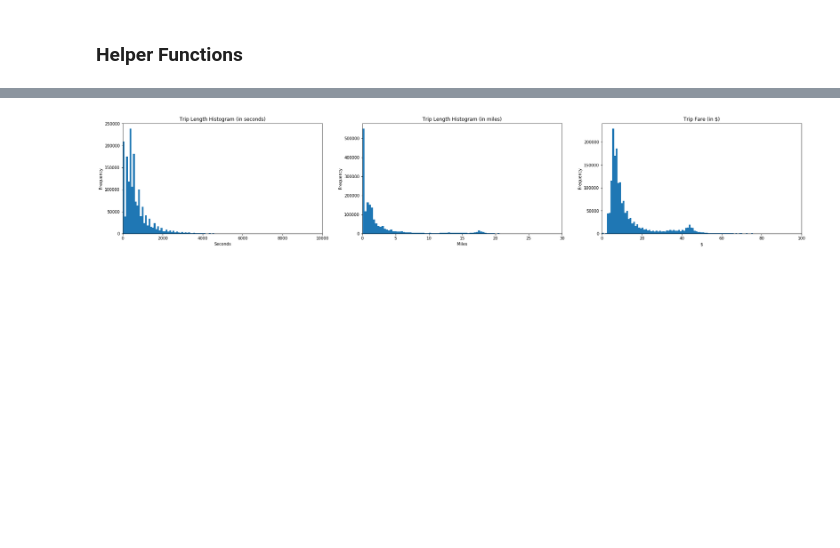
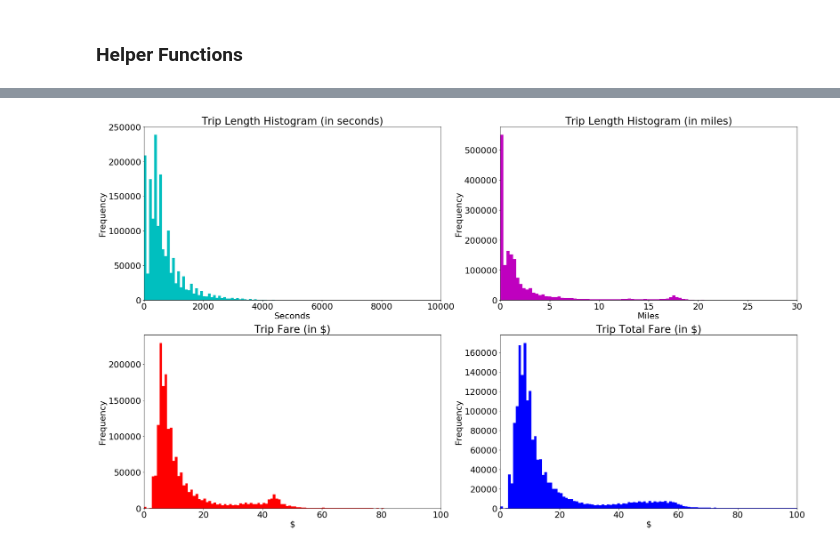
Before and after one commit to Auste1989/metis_projects, a Jupyter notebook: Passion_Project/Transit_Time_and_Rate_Calculator_EDA.ipynb, the cells around one changed output, grey strips where cells are left out. Saved outputs shown, nothing was run; the diff lists cells and outputs as text; code cells hidden in the pictures; blank space fills up the shorter version.

```diff
--- a/Passion_Project/Transit_Time_and_Rate_Calculator_EDA.ipynb
+++ b/Passion_Project/Transit_Time_and_Rate_Calculator_EDA.ipynb
@@ -200,0 +192,9 @@ Index(['trip_id', 'taxi_id', 'trip_start_timestamp', 'trip_end_timestamp',
+# %%
+#Change payment type to boolean
+taxi_weather_df['payment_type'] = pd.Categorical(taxi_weather_df['payment_type'])
+# %%
+# #Let's drop all the records with a missing lat / long in either pickup or dropoff
+taxi_weather_df['pickup_centroid_latitude'].dropna(inplace=True)
+# taxi_weather_df['pickup_centroid_longitude'].dropna(inplace=True)
+# taxi_weather_df['dropoff_centroid_latitude'].dropna(inplace=True)
+# taxi_weather_df['dropoff_centroid_longitude'].dropna(inplace=True)
@@ -203,5 +206,3 @@ Index(['trip_id', 'taxi_id', 'trip_start_timestamp', 'trip_end_timestamp',
-# %%
-taxi_weather_df.drop(columns=['trip_id','taxi_id', 'company', 'pickup_census_tract', 'dropoff_census_tract', 'pickup_community_area','dropoff_community_area'], inplace=True)
 # %%
 #replace pickup_centroid_location and dropoff_centroid_location columns with point coordinates using shapely
 pickup_geopoint = list(zip(taxi_weather_df['pickup_centroid_longitude'], taxi_weather_df['pickup_centroid_latitude']))
@@ -307,12 +271,3 @@ memory usage: 207.2+ MB
-# %%
-#Cleaning the money values
-taxi_weather_gdf['fare'] = [dollar_to_float(fare) for fare in taxi_weather_gdf['fare']]
-taxi_weather_gdf['tips'] = [dollar_to_float(fare) for fare in taxi_weather_gdf['tips']]
-taxi_weather_gdf['tolls'] = [dollar_to_float(fare) for fare in taxi_weather_gdf['tolls']]
-taxi_weather_gdf['extras'] = [dollar_to_float(fare) for fare in taxi_weather_gdf['extras']]
-taxi_weather_gdf['trip_total'] = [dollar_to_float(fare) for fare in taxi_weather_gdf['trip_total']]
-
-#Remove records with NaN values
 # %%
 #Recalculate the base fare
 # %%
@@ -353,26 +327,34 @@ taxi_weather_gdf[taxi_weather_gdf['trip_miles'].isnull()].count()
 # %%
 #Let's explore the distribution of variables of interest
-plt.figure(figsize=(30, 5))
+plt.figure(figsize=(30, 20))
+plt.rcParams.update({'font.size': 22})
 
-plt.subplot(1, 3, 1)
-plt.hist(taxi_weather_gdf['trip_seconds'].dropna(), bins=1000)
+plt.subplot(2, 2, 1)
+plt.hist(taxi_weather_gdf['trip_seconds'].dropna(), bins=1000, color='c')
 plt.title('Trip Length Histogram (in seconds)')
 plt.xlim(xmin=0, xmax=10000)
 plt.xlabel('Seconds')
 plt.ylabel('Frequency')
 
-plt.subplot(1, 3, 2)
-plt.hist(taxi_weather_gdf['trip_miles'].dropna(), bins=10000)
+plt.subplot(2, 2, 2)
+plt.hist(taxi_weather_gdf['trip_miles'].dropna(), bins=10000, color='m')
 plt.title('Trip Length Histogram (in miles)')
 plt.xlim(xmin=0, xmax=30)
 plt.xlabel('Miles')
 plt.ylabel('Frequency')
 
-plt.subplot(1, 3, 3)
-plt.hist(taxi_weather_gdf['fare'], bins=10000)
+plt.subplot(2, 2, 3)
+plt.hist(taxi_weather_gdf['fare'].dropna(), bins=10000, color='r')
 plt.title('Trip Fare (in $)')
 plt.xlim(xmin=0, xmax=100)
 plt.xlabel('$')
 plt.ylabel('Frequency');
+
+plt.subplot(2, 2, 4)
+plt.hist(taxi_weather_gdf['trip_total'].dropna(), bins=10000, color='b')
+plt.title('Trip Total Fare (in $)')
+plt.xlim(xmin=0, xmax=100)
+plt.xlabel('$')
+plt.ylabel('Frequency');
 # %% [output]
-[figure, old version]
+[figure, new version]
```
Also changed, not shown: parts of 25 cells of this notebook.
